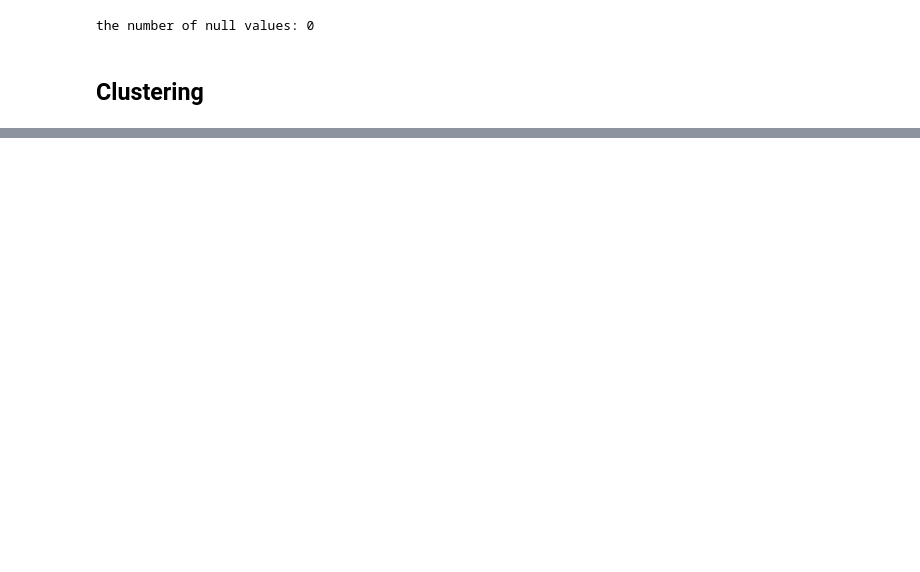
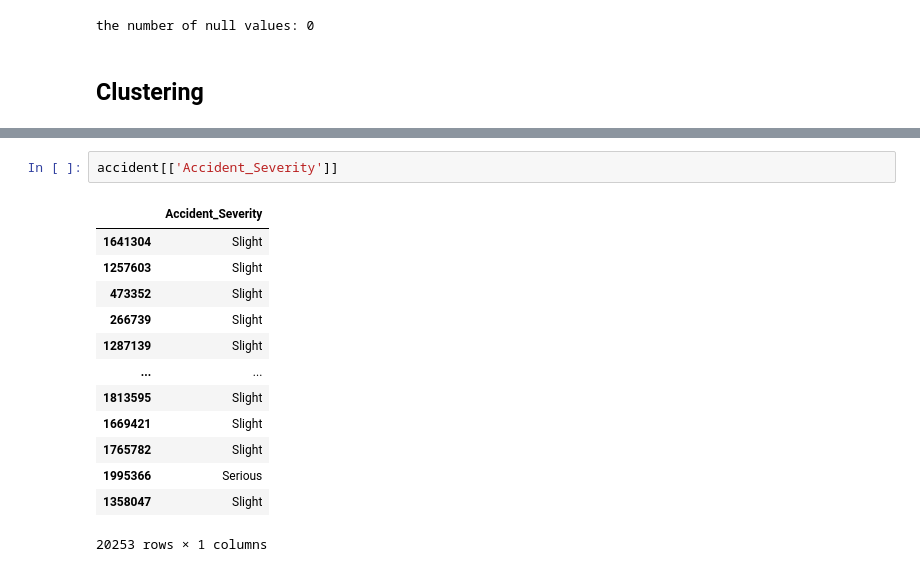
Before and after one commit to DiaaAhmedHassan/dataMiningProject, a Jupyter notebook: new.ipynb, the cells around one changed output, grey strips where cells are left out. Saved outputs shown, nothing was run; the diff lists cells and outputs as text; blank space fills up the shorter version.

```diff
--- a/new.ipynb
+++ b/new.ipynb
@@ -97,2 +97,18 @@ preprocessed_data.loc[:accident, ['Latitude', 'Longitude']]
+# %%
+accident[['Accident_Severity']]
+# %% [output]
+|  | Accident_Severity |
+| 1641304 | Slight |
+| 1257603 | Slight |
+| 473352 | Slight |
+| 266739 | Slight |
+| 1287139 | Slight |
+| ... | ... |
+| 1813595 | Slight |
+| 1669421 | Slight |
+| 1765782 | Slight |
+| 1995366 | Serious |
+| 1358047 | Slight |
+20253 rows × 1 columns
 # %%
 from sklearn_extra.cluster import KMedoids
```
Also changed, not shown: parts of 6 cells of this notebook.
